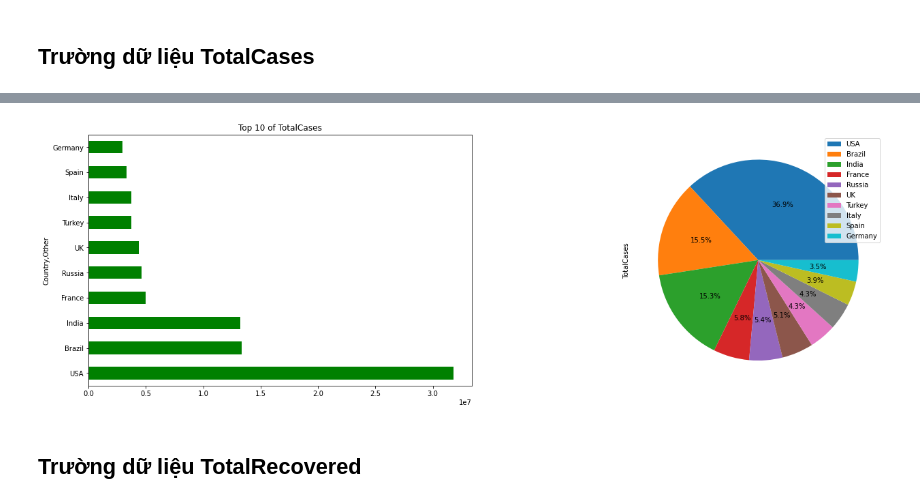
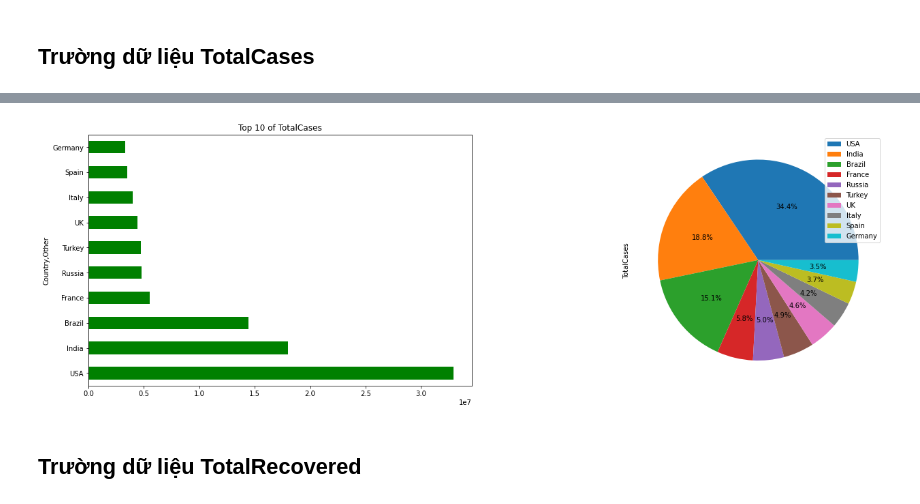
Before and after one commit to HieuTranV/DataVisualization, a Jupyter notebook: Analysis.ipynb, the cells around one changed output, grey strips where cells are left out. Saved outputs shown, nothing was run; the diff lists cells and outputs as text; code cells hidden in the pictures.

```diff
--- a/Analysis.ipynb
+++ b/Analysis.ipynb
@@ -6,5 +9,5 @@ import seaborn as sns
 # %%
-data_df = pd.read_csv("../data/coronavirus/coronavirus0410.csv", index_col="Country,Other")
+data_df = pd.read_csv("../data/coronavirus/coronavirus0428.csv", index_col="Country,Other")[-222:]
 data_df.head()
 # %% [output]
 |  | TotalCases | NewCases | TotalDeaths | NewDeaths | TotalRecovered | NewRecovered | ActiveCases | ... |
@@ -218,2 +245,6 @@ draw(df, top, "TotalDeaths")
 # %% [markdown]
 ## Trường dữ liệu TotalCases
+# %%
+feature = "TotalCases"
+print("Một số tính chất của", feature)
+df[feature].describe()
@@ -220,6 +270,6 @@ draw(df, top, "TotalDeaths")
 # %%
-draw(df, top, "TotalCases")
+draw(df, top, feature)
 # %% [output]
-[figure, old version]
+[figure, new version]
 # %% [markdown]
 ## Trường dữ liệu TotalRecovered
```
Also changed, not shown: parts of 67 cells of this notebook.
